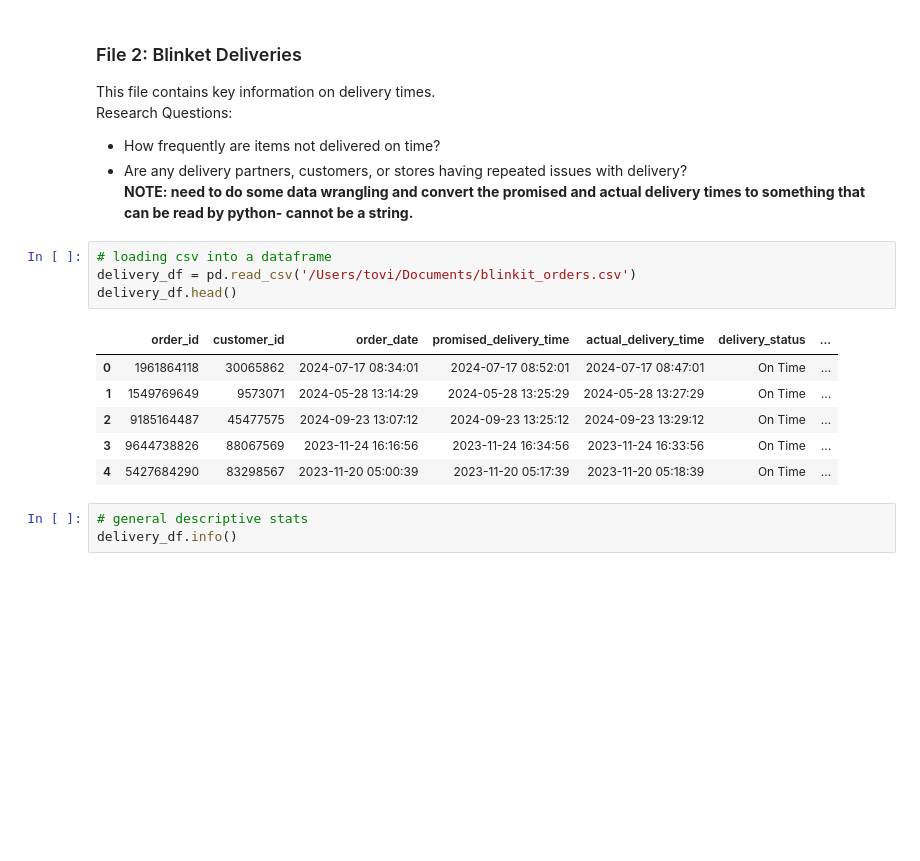
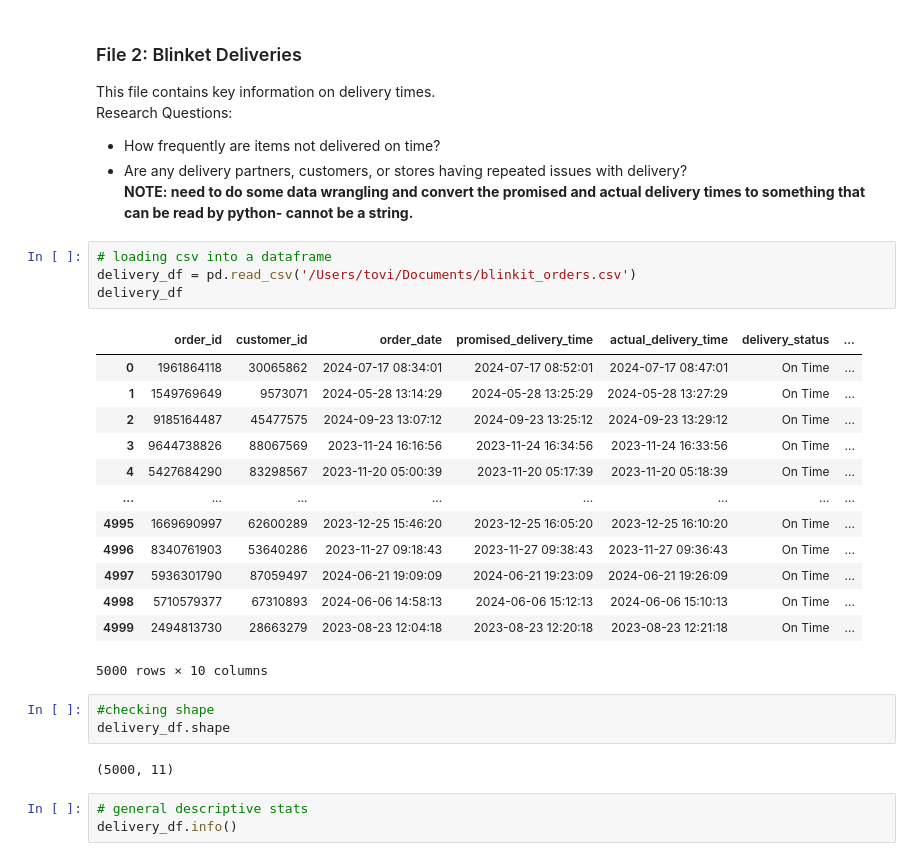
Before and after one commit to toviyahw/blinkit-sales-analysis, a Jupyter notebook: Python EDA Documentation.ipynb, the cells around one changed output. Saved outputs shown, nothing was run; the diff lists cells and outputs as text; blank space fills up the shorter version.

```diff
--- a/Python EDA Documentation.ipynb
+++ b/Python EDA Documentation.ipynb
@@ -252,14 +250,26 @@ Research Questions:
 # %%
 # loading csv into a dataframe
 delivery_df = pd.read_csv('/Users/tovi/Documents/blinkit_orders.csv')
-delivery_df.head()
+delivery_df
 # %% [output]
 |  | order_id | customer_id | order_date | promised_delivery_time | actual_delivery_time | delivery_status | ... |
 | 0 | 1961864118 | 30065862 | 2024-07-17 08:34:01 | 2024-07-17 08:52:01 | 2024-07-17 08:47:01 | On Time | ... |
 | 1 | 1549769649 | 9573071 | 2024-05-28 13:14:29 | 2024-05-28 13:25:29 | 2024-05-28 13:27:29 | On Time | ... |
 | 2 | 9185164487 | 45477575 | 2024-09-23 13:07:12 | 2024-09-23 13:25:12 | 2024-09-23 13:29:12 | On Time | ... |
 | 3 | 9644738826 | 88067569 | 2023-11-24 16:16:56 | 2023-11-24 16:34:56 | 2023-11-24 16:33:56 | On Time | ... |
 | 4 | 5427684290 | 83298567 | 2023-11-20 05:00:39 | 2023-11-20 05:17:39 | 2023-11-20 05:18:39 | On Time | ... |
+| ... | ... | ... | ... | ... | ... | ... | ... |
+| 4995 | 1669690997 | 62600289 | 2023-12-25 15:46:20 | 2023-12-25 16:05:20 | 2023-12-25 16:10:20 | On Time | ... |
+| 4996 | 8340761903 | 53640286 | 2023-11-27 09:18:43 | 2023-11-27 09:38:43 | 2023-11-27 09:36:43 | On Time | ... |
+| 4997 | 5936301790 | 87059497 | 2024-06-21 19:09:09 | 2024-06-21 19:23:09 | 2024-06-21 19:26:09 | On Time | ... |
+| 4998 | 5710579377 | 67310893 | 2024-06-06 14:58:13 | 2024-06-06 15:12:13 | 2024-06-06 15:10:13 | On Time | ... |
+| 4999 | 2494813730 | 28663279 | 2023-08-23 12:04:18 | 2023-08-23 12:20:18 | 2023-08-23 12:21:18 | On Time | ... |
+5000 rows × 10 columns
+# %%
+#checking shape
+delivery_df.shape
+# %% [output]
+(5000, 11)
 # %%
 # general descriptive stats
 delivery_df.info()
```
Also changed, not shown: parts of 26 cells of this notebook.
